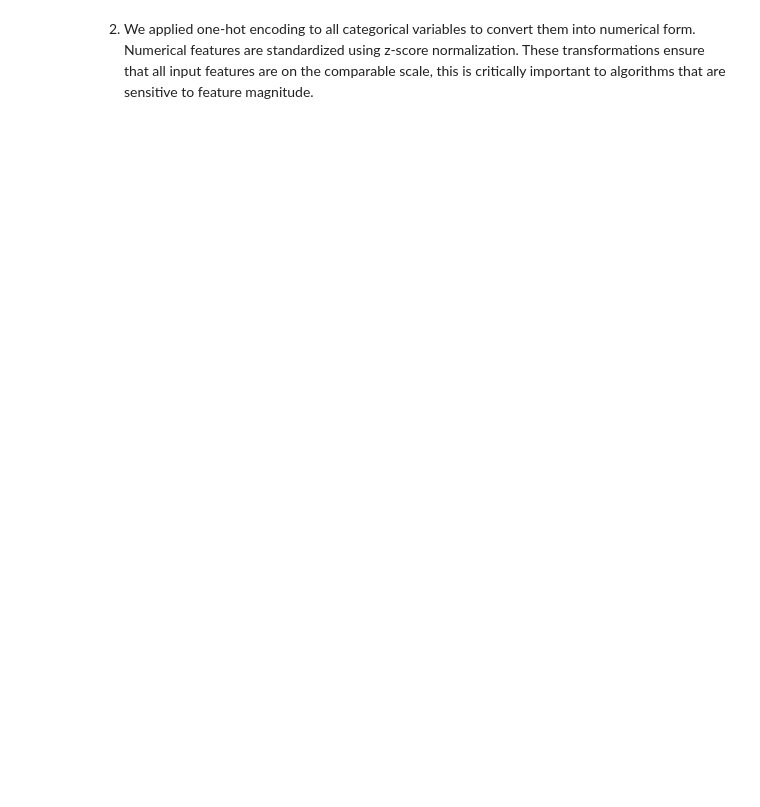
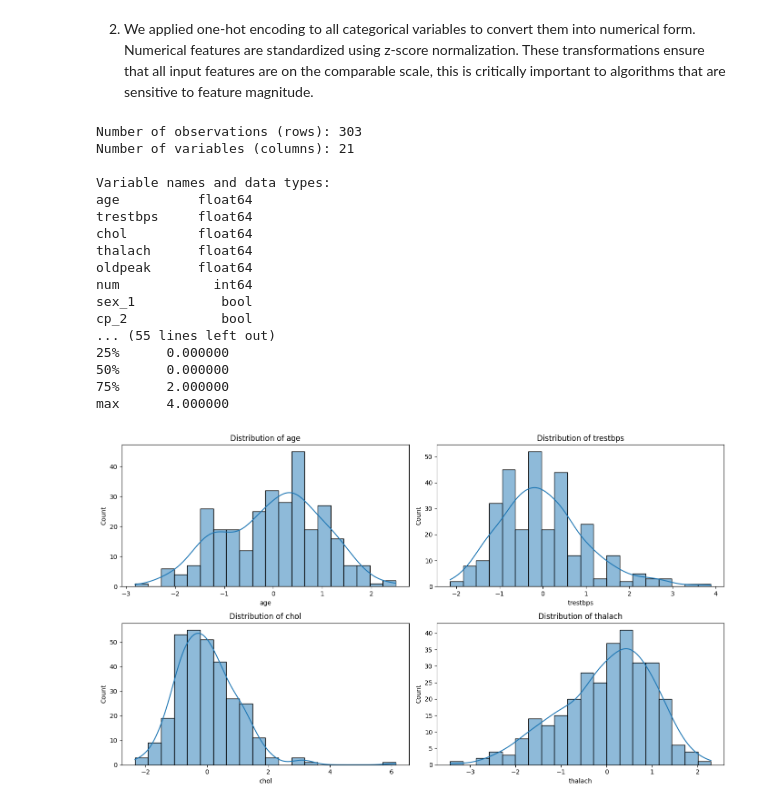
Before and after one commit to qus8/stats3da-assignment6, a Jupyter notebook: assignment6.ipynb, the cells around one changed output. Drawn from its saved outputs; the diff is of its cells as text; code cells hidden in the pictures; blank space fills up the shorter version.

```diff
--- a/assignment6.ipynb
+++ b/assignment6.ipynb
@@ -47,3 +68,44 @@ numerical_cols = [col for col in df.columns if col not in categorical_cols + ['n
 df = pd.get_dummies(df, columns=categorical_cols, drop_first=True)
 scaler = StandardScaler()
 df[numerical_cols] = scaler.fit_transform(df[numerical_cols])
+# %%
+#3
+print("Number of observations (rows):", df.shape[0])
+print("Number of variables (columns):", df.shape[1])
+
+print("\nVariable names and data types:")
+print(df.dtypes)
+
+print("\nMissing values:")
+print(df.isnull().sum())
+
+print("\nDescriptive statistics:")
+print(df.describe())
+
+plt.figure(figsize=(14, 8))
+vars_to_plot = ['age', 'trestbps', 'chol', 'thalach']
+for i, var in enumerate(vars_to_plot, 1):
+    plt.subplot(2, 2, i)
+    sns.histplot(df[var].dropna(), kde=True, bins=20)
+    plt.title(f'Distribution of {var}')
+plt.tight_layout()
+plt.show()
+# %% [output]
+Number of observations (rows): 303
+Number of variables (columns): 21
+
+Variable names and data types:
+age          float64
+trestbps     float64
+chol         float64
+thalach      float64
+oldpeak      float64
+num            int64
+sex_1           bool
+cp_2            bool
+... (55 lines left out)
+25%      0.000000
+50%      0.000000
+75%      2.000000
+max      4.000000
+[figure, added]
```
Also changed, not shown: parts of 5 cells of this notebook.
